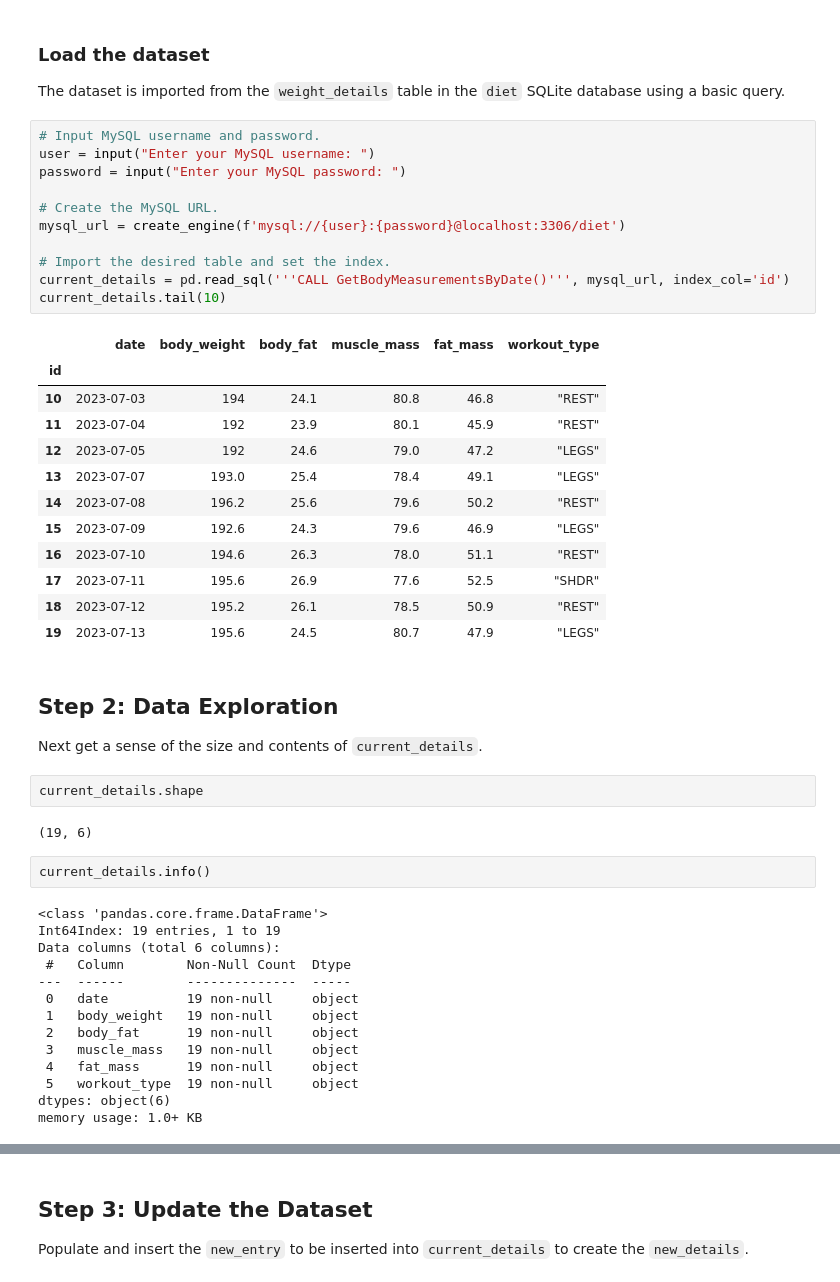
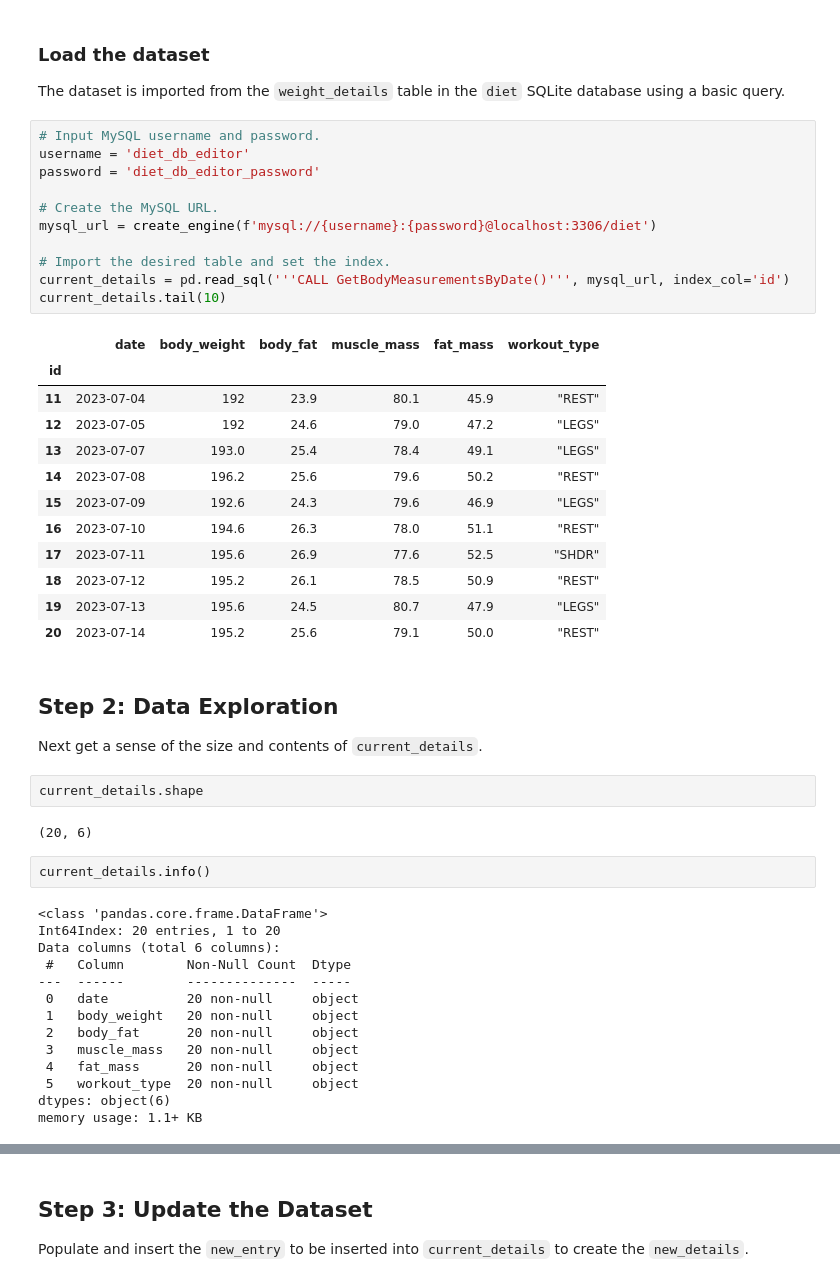
Before and after one commit to Artuk009/NewDIetAndExercise, a Jupyter notebook: Diet_Analysis/body_measurements_v2.ipynb, the cells around one changed output, grey strips where cells are left out. Saved outputs shown, nothing was run; the diff lists cells and outputs as text.

```diff
--- a/Diet_Analysis/body_measurements_v2.ipynb
+++ b/Diet_Analysis/body_measurements_v2.ipynb
@@ -27,19 +27,18 @@ pymysql.install_as_MySQLdb()
 The dataset is imported from the `weight_details` table in the `diet` SQLite database using a basic query.
 # %%
 # Input MySQL username and password.
-user = input("Enter your MySQL username: ")
-password = input("Enter your MySQL password: ")
+username = 'diet_db_editor'
+password = 'diet_db_editor_password'
 
 # Create the MySQL URL.
-mysql_url = create_engine(f'mysql://{user}:{password}@localhost:3306/diet')
+mysql_url = create_engine(f'mysql://{username}:{password}@localhost:3306/diet')
 
 # Import the desired table and set the index.
 current_details = pd.read_sql('''CALL GetBodyMeasurementsByDate()''', mysql_url, index_col='id')
 current_details.tail(10)
 # %% [output]
 |  | date | body_weight | body_fat | muscle_mass | fat_mass | workout_type |
 | id |  |  |  |  |  |  |
-| 10 | 2023-07-03 | 194 | 24.1 | 80.8 | 46.8 | "REST" |
 | 11 | 2023-07-04 | 192 | 23.9 | 80.1 | 45.9 | "REST" |
 | 12 | 2023-07-05 | 192 | 24.6 | 79.0 | 47.2 | "LEGS" |
 | 13 | 2023-07-07 | 193.0 | 25.4 | 78.4 | 49.1 | "LEGS" |
@@ -49,29 +48,30 @@ current_details.tail(10)
 | 17 | 2023-07-11 | 195.6 | 26.9 | 77.6 | 52.5 | "SHDR" |
 | 18 | 2023-07-12 | 195.2 | 26.1 | 78.5 | 50.9 | "REST" |
 | 19 | 2023-07-13 | 195.6 | 24.5 | 80.7 | 47.9 | "LEGS" |
+| 20 | 2023-07-14 | 195.2 | 25.6 | 79.1 | 50.0 | "REST" |
 # %% [markdown]
 ## Step 2: Data Exploration
 Next get a sense of the size and contents of `current_details`.
 # %%
 current_details.shape
 # %% [output]
-(19, 6)
+(20, 6)
 # %%
 current_details.info()
 # %% [output]
 <class 'pandas.core.frame.DataFrame'>
-Int64Index: 19 entries, 1 to 19
+Int64Index: 20 entries, 1 to 20
 Data columns (total 6 columns):
  #   Column        Non-Null Count  Dtype
 ---  ------        --------------  -----
- 0   date          19 non-null     object
- 1   body_weight   19 non-null     object
- 2   body_fat      19 non-null     object
- 3   muscle_mass   19 non-null     object
- 4   fat_mass      19 non-null     object
- 5   workout_type  19 non-null     object
+ 0   date          20 non-null     object
+ 1   body_weight   20 non-null     object
+ 2   body_fat      20 non-null     object
+ 3   muscle_mass   20 non-null     object
+ 4   fat_mass      20 non-null     object
+ 5   workout_type  20 non-null     object
 dtypes: object(6)
-memory usage: 1.0+ KB
+memory usage: 1.1+ KB
 # %%
 current_details[['body_weight', 'body_fat', 'muscle_mass', 'fat_mass']].astype(float).describe()
 # %% [output]
```
Also changed, not shown: parts of 10 cells of this notebook, 5 other files.
